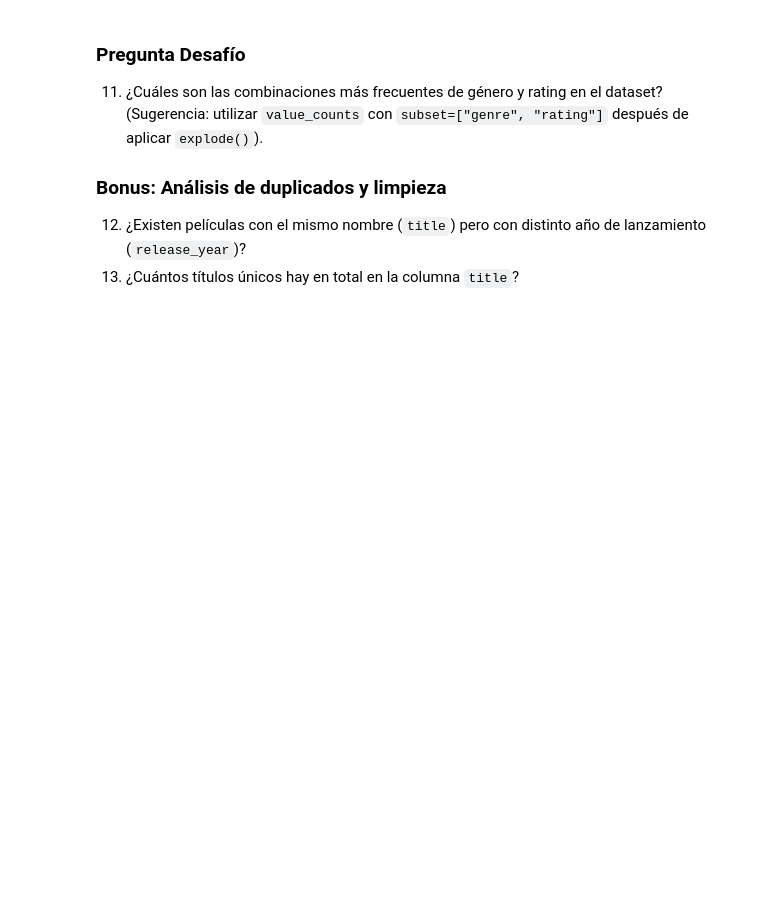
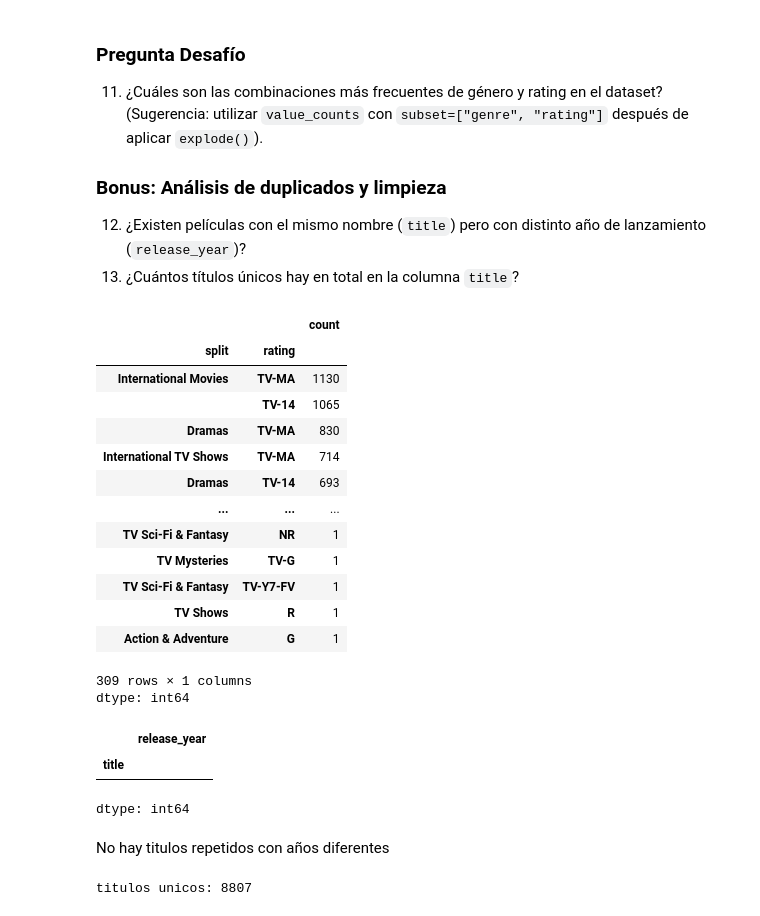
Before and after one commit to baitiarecorvalan/MAT281-Entregables, a Jupyter notebook: docs/codes/labs/lab_03.ipynb, the cells around one changed output. Cells and saved outputs as stored; diff of their text form; code cells hidden in the pictures; blank space fills up the shorter version.

```diff
--- a/docs/codes/labs/lab_03.ipynb
+++ b/docs/codes/labs/lab_03.ipynb
@@ -204,0 +246,39 @@ df["contenido_largo"]=df["contenido_largo"]
+# %%
+#Pregunta 11
+combinaciones_frec=df_explode.value_counts(subset=["split","rating"])
+display(combinaciones_frec)
+# %% [output]
+|  |  | count |
+| split | rating |  |
+| International Movies | TV-MA | 1130 |
+|  | TV-14 | 1065 |
+| Dramas | TV-MA | 830 |
+| International TV Shows | TV-MA | 714 |
+| Dramas | TV-14 | 693 |
+| ... | ... | ... |
+| TV Sci-Fi & Fantasy | NR | 1 |
+| TV Mysteries | TV-G | 1 |
+| TV Sci-Fi & Fantasy | TV-Y7-FV | 1 |
+| TV Shows | R | 1 |
+| Action & Adventure | G | 1 |
+309 rows × 1 columns
+dtype: int64
+# %%
+#Pregunta 12:peliculas con el mismo nombre y distinto año
+titulos_dup=df.groupby("title")["release_year"].nunique()
+#buscar los titulos repetidos y ver cuantos años de lanzamiento tiene
+titulos_año=titulos_dup[titulos_dup > 1]
+#agrupa aquellos titulos que tienen mas de un año de lanzamiento
+display(titulos_año)
+# %% [output]
+|  | release_year |
+| title |  |
+dtype: int64
+# %% [markdown]
+No hay titulos repetidos con años diferentes
+# %%
+#Pregunta 14:
+titulos_unicos=df["title"].nunique()
+print("titulos unicos:",titulos_unicos)
+# %% [output]
+titulos unicos: 8807
```
Also changed, not shown: parts of 6 cells of this notebook.
